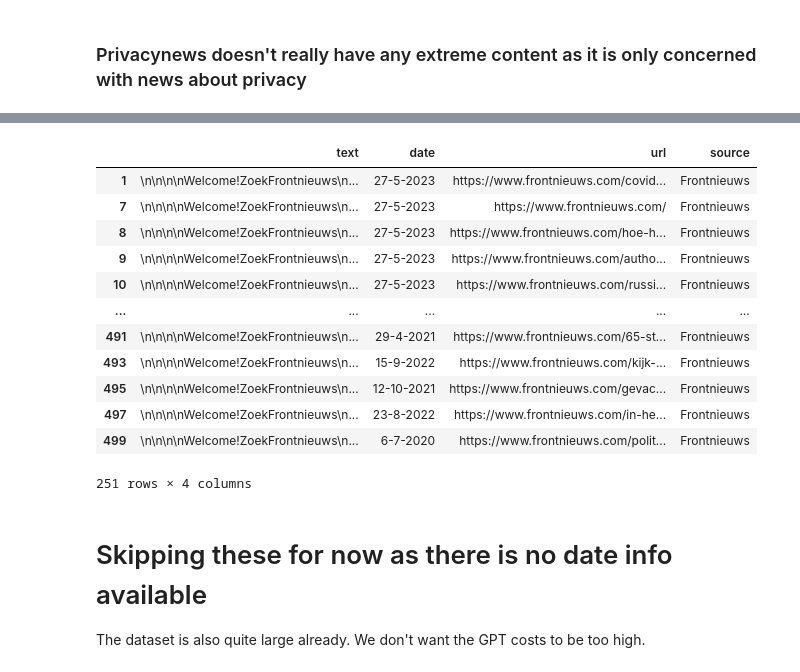
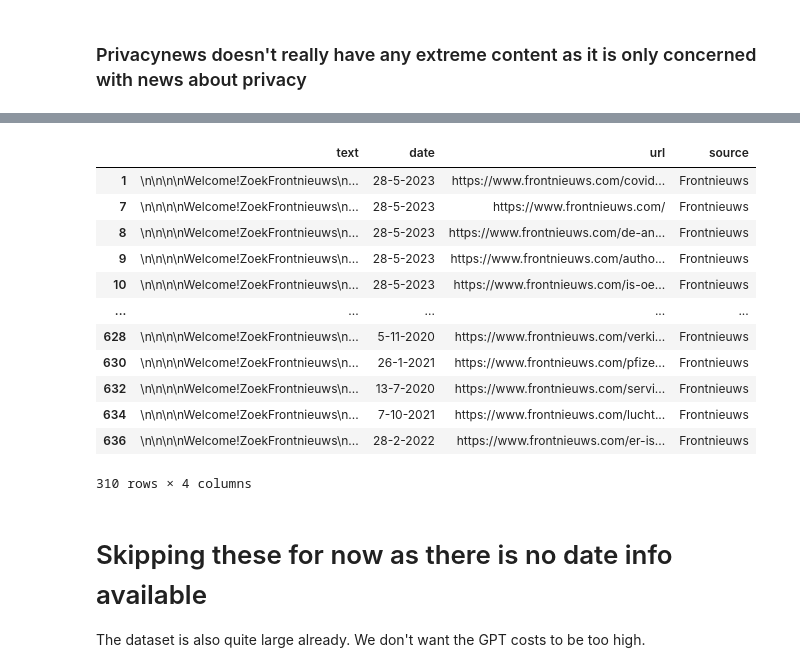
Before and after one commit to CeesMaessen/WappieCrawler, a Jupyter notebook: df_inspection.ipynb, the cells around one changed output, grey strips where cells are left out. Drawn from its saved outputs; the diff is of its cells as text; code cells hidden in the pictures.

```diff
--- a/df_inspection.ipynb
+++ b/df_inspection.ipynb
@@ -100,24 +99,24 @@ df_niburu
 # %%
 df_frontnieuws = pd.read_csv('frontnieuws_clean.csv').drop(['Unnamed: 0', 'index'], axis=1).dropna()
 df_frontnieuws['source'] = 'Frontnieuws'
 
 # Filter all non-article entries
-df_frontnieuws= df_frontnieuws[df_frontnieuws['url'].str.contains("category|#comments")==False]
+df_frontnieuws= df_frontnieuws[df_frontnieuws['url'].str.contains("category|#comments|#respond|email-protection")==False]
 df_frontnieuws
 # %% [output]
 |  | text | date | url | source |
-| 1 | \n\n\n\nWelcome!ZoekFrontnieuws\n... | 27-5-2023 | https://www.frontnieuws.com/covid... | Frontnieuws |
-| 7 | \n\n\n\nWelcome!ZoekFrontnieuws\n... | 27-5-2023 | https://www.frontnieuws.com/ | Frontnieuws |
-| 8 | \n\n\n\nWelcome!ZoekFrontnieuws\n... | 27-5-2023 | https://www.frontnieuws.com/hoe-h... | Frontnieuws |
-| 9 | \n\n\n\nWelcome!ZoekFrontnieuws\n... | 27-5-2023 | https://www.frontnieuws.com/autho... | Frontnieuws |
-| 10 | \n\n\n\nWelcome!ZoekFrontnieuws\n... | 27-5-2023 | https://www.frontnieuws.com/russi... | Frontnieuws |
+| 1 | \n\n\n\nWelcome!ZoekFrontnieuws\n... | 28-5-2023 | https://www.frontnieuws.com/covid... | Frontnieuws |
+| 7 | \n\n\n\nWelcome!ZoekFrontnieuws\n... | 28-5-2023 | https://www.frontnieuws.com/ | Frontnieuws |
+| 8 | \n\n\n\nWelcome!ZoekFrontnieuws\n... | 28-5-2023 | https://www.frontnieuws.com/de-an... | Frontnieuws |
+| 9 | \n\n\n\nWelcome!ZoekFrontnieuws\n... | 28-5-2023 | https://www.frontnieuws.com/autho... | Frontnieuws |
+| 10 | \n\n\n\nWelcome!ZoekFrontnieuws\n... | 28-5-2023 | https://www.frontnieuws.com/is-oe... | Frontnieuws |
 | ... | ... | ... | ... | ... |
-| 491 | \n\n\n\nWelcome!ZoekFrontnieuws\n... | 29-4-2021 | https://www.frontnieuws.com/65-st... | Frontnieuws |
-| 493 | \n\n\n\nWelcome!ZoekFrontnieuws\n... | 15-9-2022 | https://www.frontnieuws.com/kijk-... | Frontnieuws |
-| 495 | \n\n\n\nWelcome!ZoekFrontnieuws\n... | 12-10-2021 | https://www.frontnieuws.com/gevac... | Frontnieuws |
-| 497 | \n\n\n\nWelcome!ZoekFrontnieuws\n... | 23-8-2022 | https://www.frontnieuws.com/in-he... | Frontnieuws |
-| 499 | \n\n\n\nWelcome!ZoekFrontnieuws\n... | 6-7-2020 | https://www.frontnieuws.com/polit... | Frontnieuws |
+| 628 | \n\n\n\nWelcome!ZoekFrontnieuws\n... | 5-11-2020 | https://www.frontnieuws.com/verki... | Frontnieuws |
+| 630 | \n\n\n\nWelcome!ZoekFrontnieuws\n... | 26-1-2021 | https://www.frontnieuws.com/pfize... | Frontnieuws |
+| 632 | \n\n\n\nWelcome!ZoekFrontnieuws\n... | 13-7-2020 | https://www.frontnieuws.com/servi... | Frontnieuws |
+| 634 | \n\n\n\nWelcome!ZoekFrontnieuws\n... | 7-10-2021 | https://www.frontnieuws.com/lucht... | Frontnieuws |
+| 636 | \n\n\n\nWelcome!ZoekFrontnieuws\n... | 28-2-2022 | https://www.frontnieuws.com/er-is... | Frontnieuws |
-251 rows × 4 columns
+310 rows × 4 columns
 # %% [markdown]
 # Skipping these for now as there is no date info available
 The dataset is also quite large already. We don't want the GPT costs to be too high.
```
Also changed, not shown: parts of 20 cells of this notebook, 11 other files.
